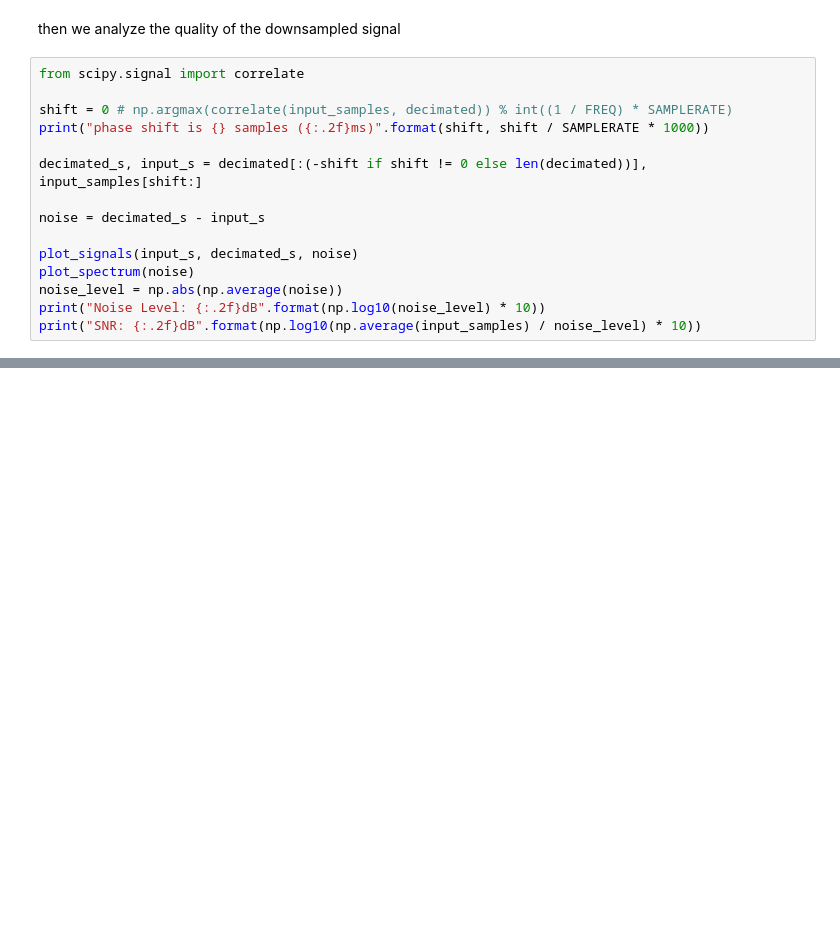
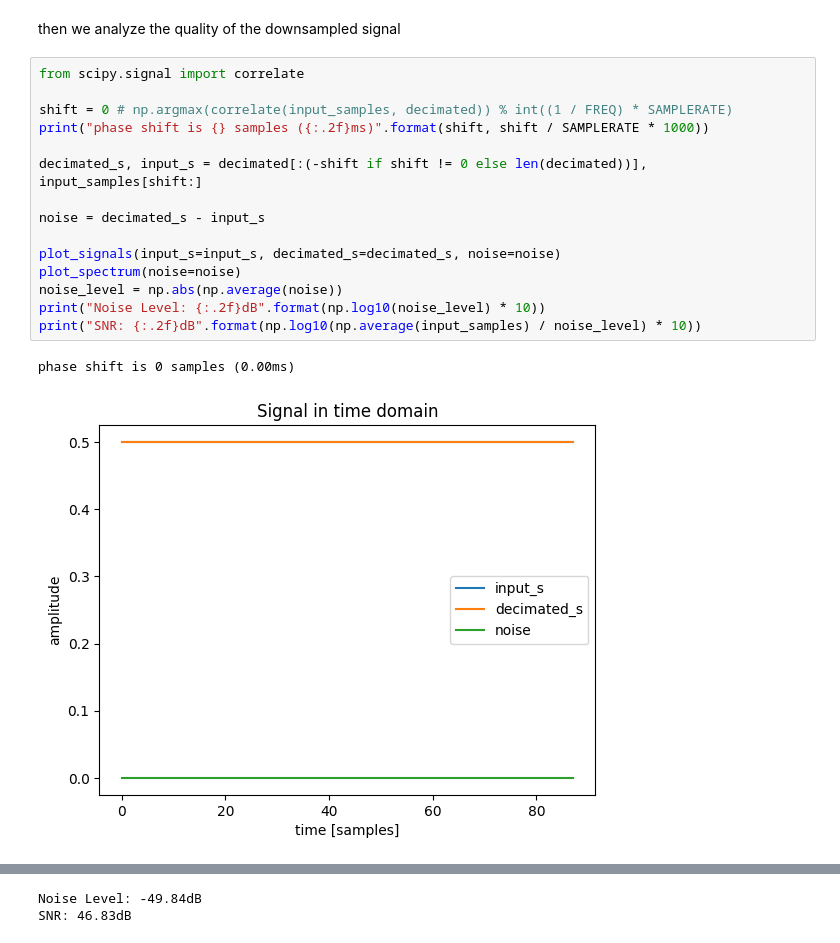
Before and after one commit to anuejn/nAmp, a Jupyter notebook: modulator-simulation/pwm_modulator.ipynb, the cells around one changed output, grey strips where cells are left out. Cells and saved outputs as stored; diff of their text form; blank space fills up the shorter version.

```diff
--- a/modulator-simulation/pwm_modulator.ipynb
+++ b/modulator-simulation/pwm_modulator.ipynb
@@ -64,15 +73,18 @@ then we analyze the quality of the downsampled signal
 # %%
 from scipy.signal import correlate
 
 shift = 0 # np.argmax(correlate(input_samples, decimated)) % int((1 / FREQ) * SAMPLERATE)
 print("phase shift is {} samples ({:.2f}ms)".format(shift, shift / SAMPLERATE * 1000))
 
 decimated_s, input_s = decimated[:(-shift if shift != 0 else len(decimated))], input_samples[shift:]
 
 noise = decimated_s - input_s
 
-plot_signals(input_s, decimated_s, noise)
-plot_spectrum(noise)
+plot_signals(input_s=input_s, decimated_s=decimated_s, noise=noise)
+plot_spectrum(noise=noise)
 noise_level = np.abs(np.average(noise))
 print("Noise Level: {:.2f}dB".format(np.log10(noise_level) * 10))
 print("SNR: {:.2f}dB".format(np.log10(np.average(input_samples) / noise_level) * 10))
+# %% [output]
+phase shift is 0 samples (0.00ms)
+[figure, added]
@@ -78,0 +93,2 @@ print("SNR: {:.2f}dB".format(np.log10(np.average(input_samples) / noise_level) *
+Noise Level: -49.84dB
+SNR: 46.83dB
```
Also changed, not shown: parts of 7 cells of this notebook, 14 other files.
